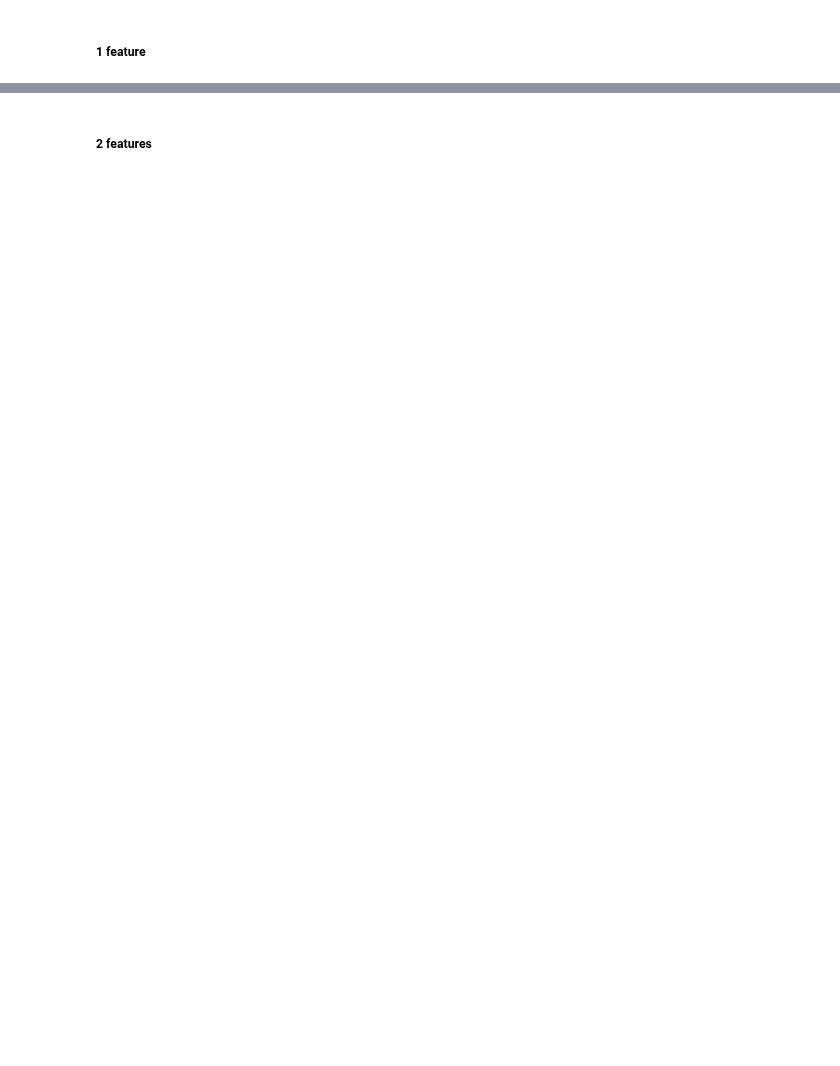
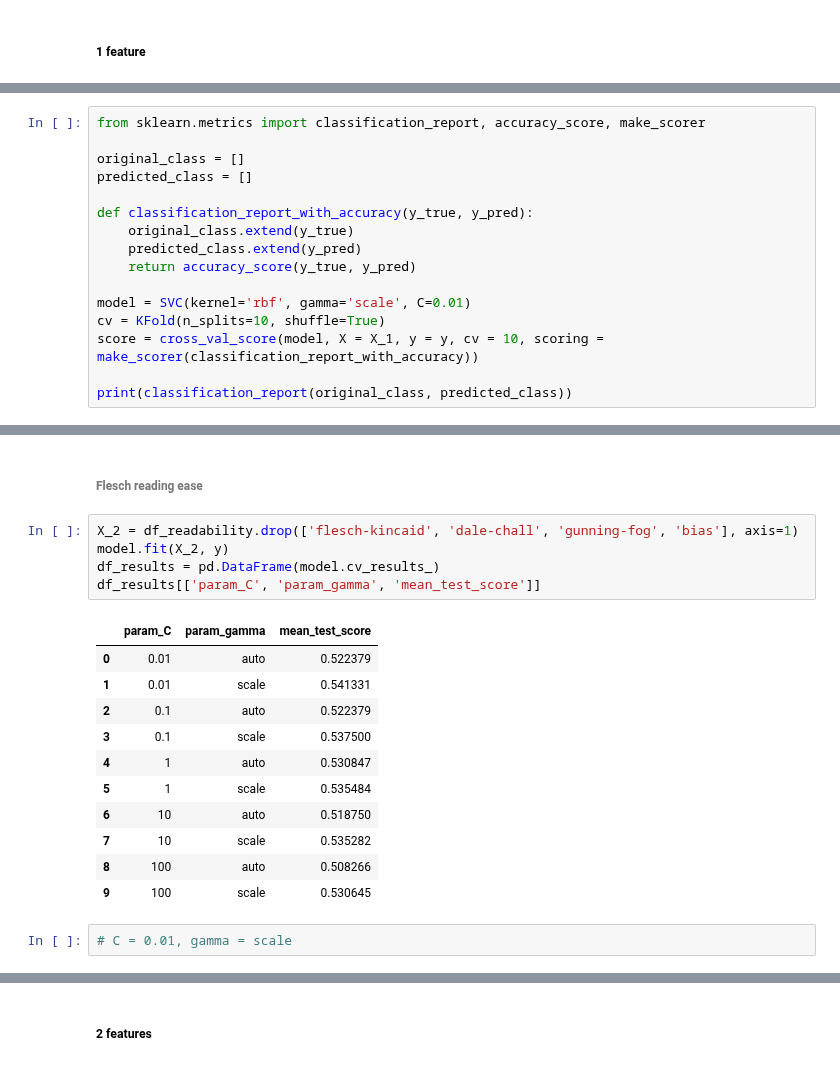
Before and after one commit to ldocarvalho/portals-bias, a Jupyter notebook: portals_bias.ipynb, the cells around one changed output, grey strips where cells are left out. Cells and saved outputs as stored; diff of their text form; blank space fills up the shorter version.

Commit message:
GridSearch and Classification Report for all extracted features combinations

```diff
--- a/portals_bias.ipynb
+++ b/portals_bias.ipynb
@@ -299,0 +287,16 @@ Revocação: 0.5356854838709678
+# %%
+from sklearn.metrics import classification_report, accuracy_score, make_scorer
+
+original_class = []
+predicted_class = []
+
+def classification_report_with_accuracy(y_true, y_pred):
+    original_class.extend(y_true)
+    predicted_class.extend(y_pred)
+    return accuracy_score(y_true, y_pred)
+
+model = SVC(kernel='rbf', gamma='scale', C=0.01)
+cv = KFold(n_splits=10, shuffle=True)
+score = cross_val_score(model, X = X_1, y = y, cv = 10, scoring = make_scorer(classification_report_with_accuracy))
+
+print(classification_report(original_class, predicted_class))
@@ -299,0 +312,21 @@ Revocação: 0.5356854838709678
+# %% [markdown]
+###### Flesch reading ease
+# %%
+X_2 = df_readability.drop(['flesch-kincaid', 'dale-chall', 'gunning-fog', 'bias'], axis=1)
+model.fit(X_2, y)
+df_results = pd.DataFrame(model.cv_results_)
+df_results[['param_C', 'param_gamma', 'mean_test_score']]
+# %% [output]
+|  | param_C | param_gamma | mean_test_score |
+| 0 | 0.01 | auto | 0.522379 |
+| 1 | 0.01 | scale | 0.541331 |
+| 2 | 0.1 | auto | 0.522379 |
+| 3 | 0.1 | scale | 0.537500 |
+| 4 | 1 | auto | 0.530847 |
+| 5 | 1 | scale | 0.535484 |
+| 6 | 10 | auto | 0.518750 |
+| 7 | 10 | scale | 0.535282 |
+| 8 | 100 | auto | 0.508266 |
+| 9 | 100 | scale | 0.530645 |
+# %%
+# C = 0.01, gamma = scale
```
Also changed, not shown: parts of 77 cells of this notebook.
